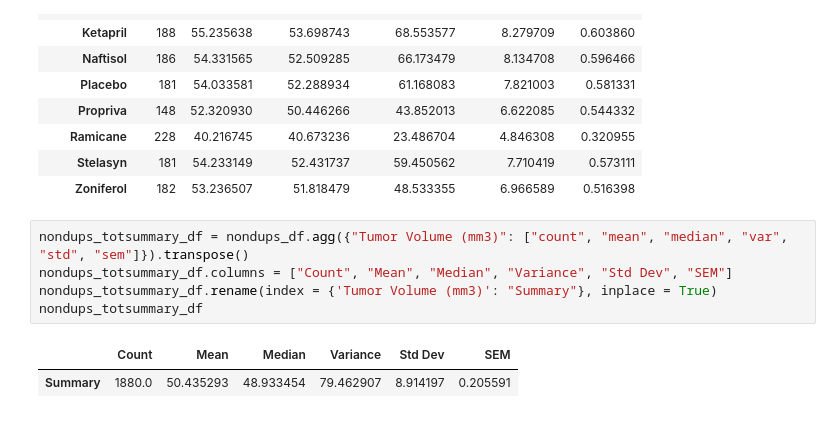
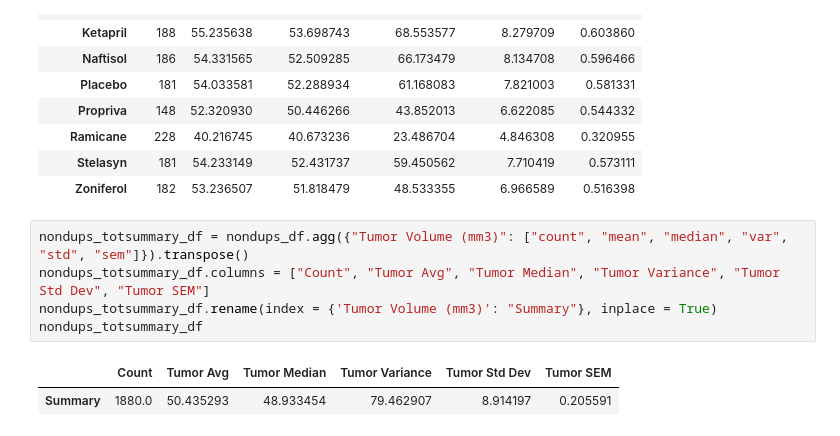
Before and after one commit to afreedman4564/Matplotlib-Challenge, a Jupyter notebook: Matplotlib Challenge.ipynb, the cells around one changed output. Cells and saved outputs as stored; diff of their text form.

Commit message:
updated the column header labels in the total summary df

```diff
--- a/Matplotlib Challenge.ipynb
+++ b/Matplotlib Challenge.ipynb
@@ -222,9 +222,9 @@ nondups_grp_summary_df
 | Zoniferol | 182 | 53.236507 | 51.818479 | 48.533355 | 6.966589 | 0.516398 |
 # %%
 nondups_totsummary_df = nondups_df.agg({"Tumor Volume (mm3)": ["count", "mean", "median", "var", "std", "sem"]}).transpose()
-nondups_totsummary_df.columns = ["Count", "Mean", "Median", "Variance", "Std Dev", "SEM"]
+nondups_totsummary_df.columns = ["Count", "Tumor Avg", "Tumor Median", "Tumor Variance", "Tumor Std Dev", "Tumor SEM"]
 nondups_totsummary_df.rename(index = {'Tumor Volume (mm3)': "Summary"}, inplace = True)
 nondups_totsummary_df
 # %% [output]
-|  | Count | Mean | Median | Variance | Std Dev | SEM |
+|  | Count | Tumor Avg | Tumor Median | Tumor Variance | Tumor Std Dev | Tumor SEM |
 | Summary | 1880.0 | 50.435293 | 48.933454 | 79.462907 | 8.914197 | 0.205591 |
```
